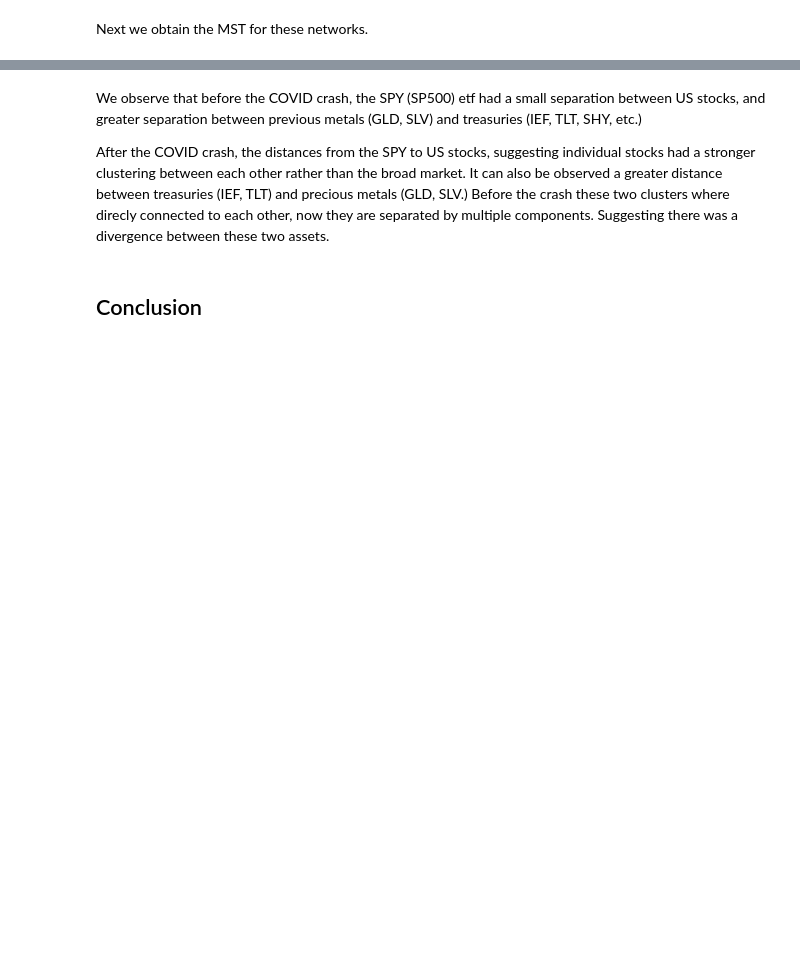
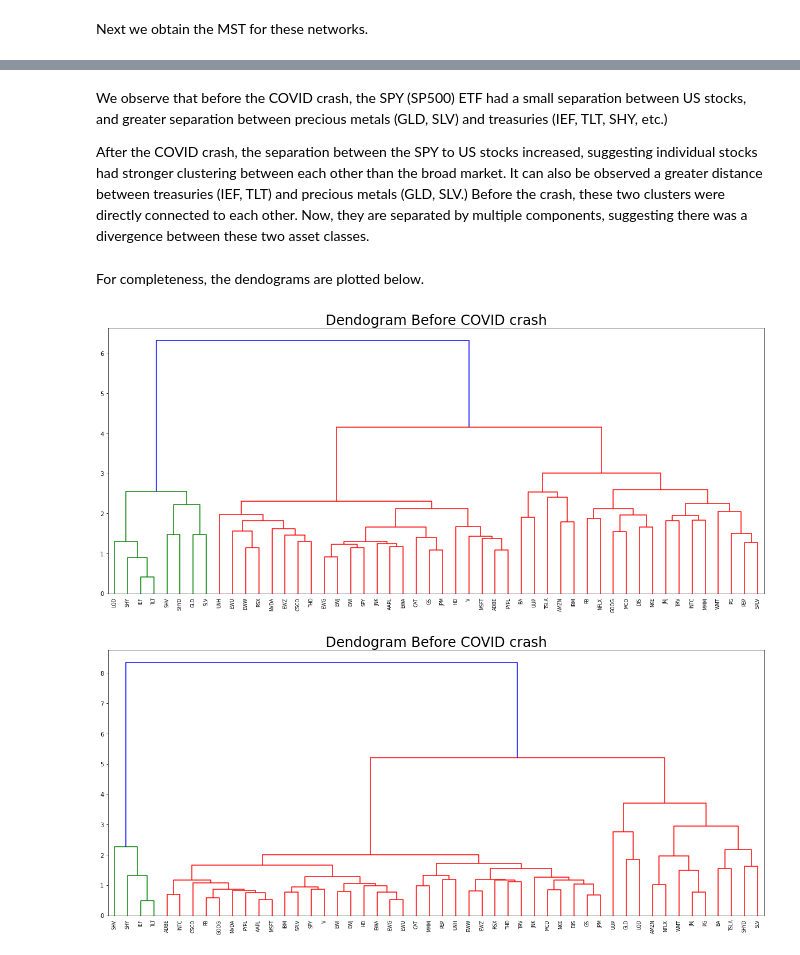
Before and after one commit to tzw101/research, a Jupyter notebook: Open-Source-Soldier-of-Fortune/dmunozc-submission/correlation_mst_assets.ipynb, the cells around one changed output, grey strips where cells are left out. Cells and saved outputs as stored; diff of their text form; code cells hidden in the pictures; blank space fills up the shorter version.

```diff
--- a/Open-Source-Soldier-of-Fortune/dmunozc-submission/correlation_mst_assets.ipynb
+++ b/Open-Source-Soldier-of-Fortune/dmunozc-submission/correlation_mst_assets.ipynb
@@ -129,10 +131,26 @@ plt.show()
 # %% [markdown]
-We observe that before the COVID crash, the SPY (SP500) etf had a small separation between US stocks, and greater separation
-between previous metals (GLD, SLV) and treasuries (IEF, TLT, SHY, etc.)
+We observe that before the COVID crash, the SPY (SP500) ETF had a small separation between US stocks, and greater separation
+between precious metals (GLD, SLV) and treasuries (IEF, TLT, SHY, etc.)
 
-After the COVID crash, the distances from the SPY to US stocks, suggesting individual stocks had a stronger clustering
-between each other rather than the broad market. It can also be observed a greater distance between treasuries (IEF, TLT)
-and precious metals (GLD, SLV.) Before the crash these two clusters where direcly connected to each other, now they are
-separated by multiple components. Suggesting there was a divergence between these two assets.
+After the COVID crash, the separation between the SPY to US stocks increased, suggesting individual stocks had stronger clustering
+between each other than the broad market. It can also be observed a greater distance between treasuries (IEF, TLT)
+and precious metals (GLD, SLV.) Before the crash, these two clusters were directly connected to each other. Now, they are
+separated by multiple components, suggesting there was a divergence between these two asset classes.
-# %% [markdown]
-## Conclusion
+# %% [markdown]
+For completeness, the dendograms are plotted below.
+# %%
+i = 0
+for dist in distances:
+    if i == 0:
+        title_prefix = "Before"
+    else:
+        title_prefix = "During"
+    fig, ax = plt.subplots(1, 1)
+    fig.set_size_inches(20.5, 8.5)
+    pdist = distance.pdist(dist.values)
+    link = linkage(pdist, method='complete')
+    dendrogram(link, labels=dist.columns)
+    ax.set_title("Dendogram {} COVID crash".format(title_prefix), fontsize=24)
+# %% [output]
+[figure, added]
+[figure, added]
```
Also changed, not shown: parts of 9 cells of this notebook, 2 other files.
